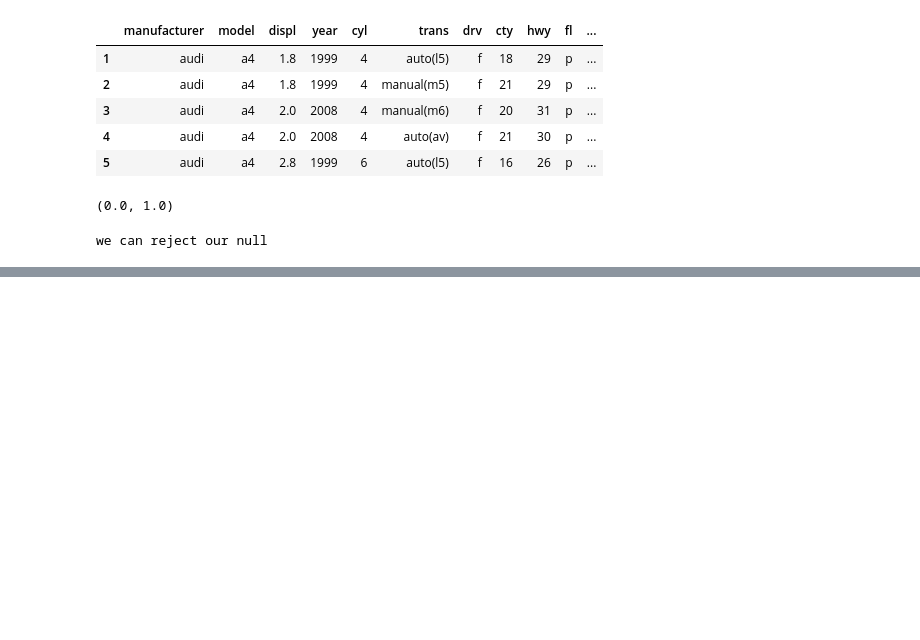
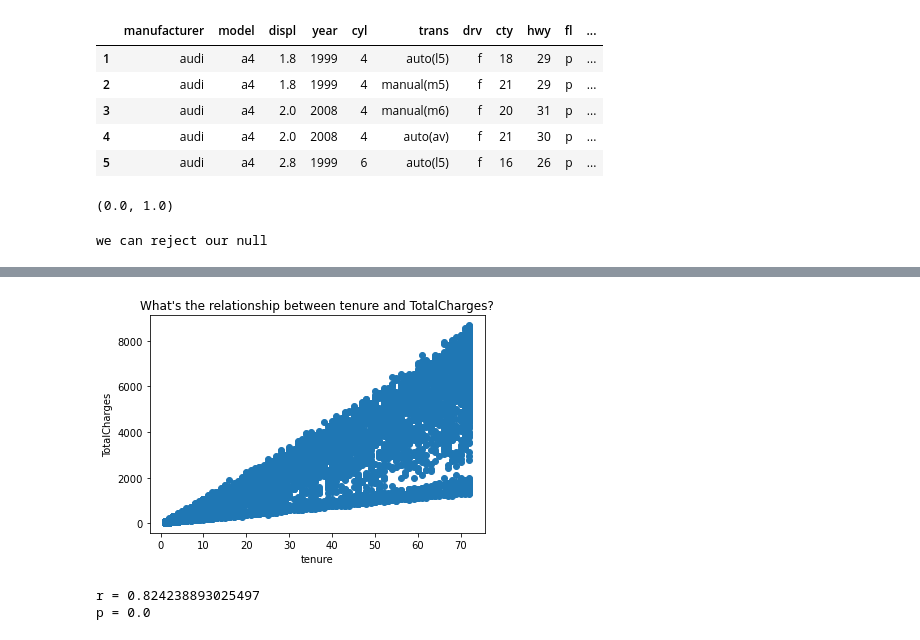
Before and after one commit to Zachary-Stufflebeme/Statistic-exercises, a Jupyter notebook: hypothesis_testing.ipynb, the cells around one changed output, grey strips where cells are left out. Saved outputs shown, nothing was run; the diff lists cells and outputs as text; code cells hidden in the pictures; blank space fills up the shorter version.

```diff
--- a/hypothesis_testing.ipynb
+++ b/hypothesis_testing.ipynb
@@ -134,0 +183,19 @@ we can reject our null
+# %%
+df.TotalCharges = pd.to_numeric(df.TotalCharges, errors = 'coerce')
+# %%
+plt.scatter(df.tenure,df.TotalCharges)
+plt.title("What's the relationship between tenure and TotalCharges?")
+plt.xlabel('tenure')
+plt.ylabel('TotalCharges')
+plt.show()
+# %% [output]
+[figure, added]
+# %%
+x = df.tenure
+y = df.TotalCharges
+r,p = stats.pearsonr(x,y.interpolate(method = 'linear'))
+print('r =', r)
+print('p =', p)
+# %% [output]
+r = 0.824238893025497
+p = 0.0
```
Also changed, not shown: parts of 67 cells of this notebook.
